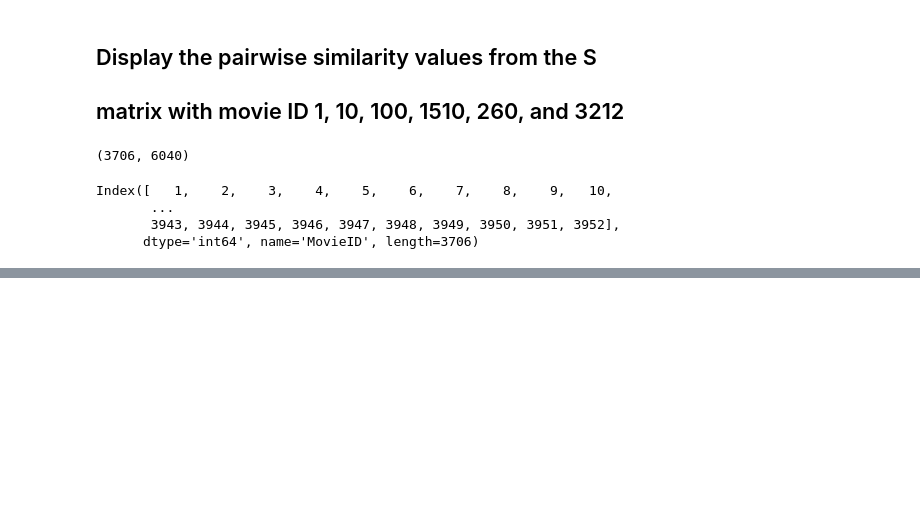
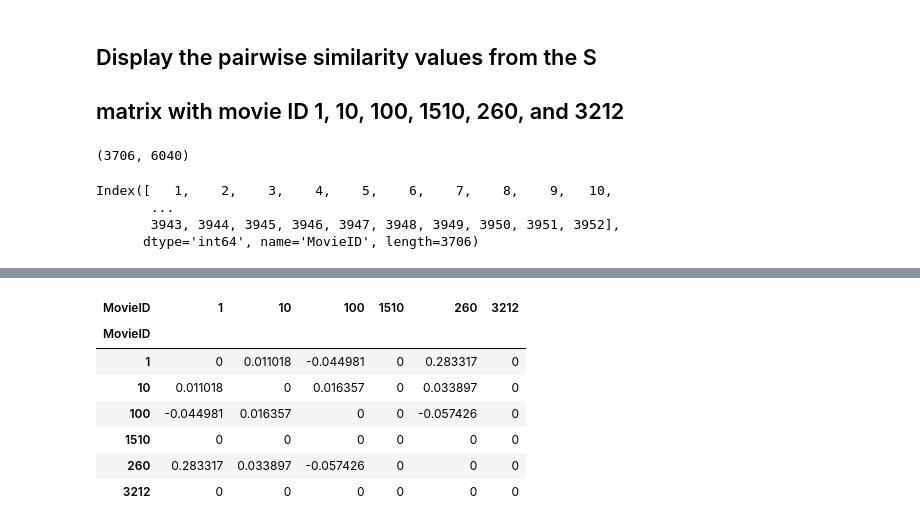
Before and after one commit to yanglianglu/CS-598-Statistical_Learning, a Jupyter notebook: CS_598_Project_4/ibcf.ipynb, the cells around one changed output, grey strips where cells are left out. Drawn from its saved outputs; the diff is of its cells as text; code cells hidden in the pictures; blank space fills up the shorter version.

Commit message:
recommend_movies working

```diff
--- a/CS_598_Project_4/ibcf.ipynb
+++ b/CS_598_Project_4/ibcf.ipynb
@@ -204,3 +203,18 @@ KeyboardInterrupt:
+# %%
+# make diagonal matrix to 0
+np.fill_diagonal(similarity_matrix.values, 0)
+
+specified_movies = [1, 10, 100, 1510, 260, 3212]
+similarity_matrix.loc[specified_movies, specified_movies].round(7)
+# %% [output]
+| MovieID | 1 | 10 | 100 | 1510 | 260 | 3212 |
+| MovieID |  |  |  |  |  |  |
+| 1 | 0 | 0.011018 | -0.044981 | 0 | 0.283317 | 0 |
+| 10 | 0.011018 | 0 | 0.016357 | 0 | 0.033897 | 0 |
+| 100 | -0.044981 | 0.016357 | 0 | 0 | -0.057426 | 0 |
+| 1510 | 0 | 0 | 0 | 0 | 0 | 0 |
+| 260 | 0.283317 | 0.033897 | -0.057426 | 0 | 0 | 0 |
+| 3212 | 0 | 0 | 0 | 0 | 0 | 0 |
 # %%
 similarity_matrix = similarity_matrix.replace(0, np.nan)
 similarity_matrix = 0.5 + 0.5 * similarity_matrix
```
Also changed, not shown: parts of 16 cells of this notebook.
